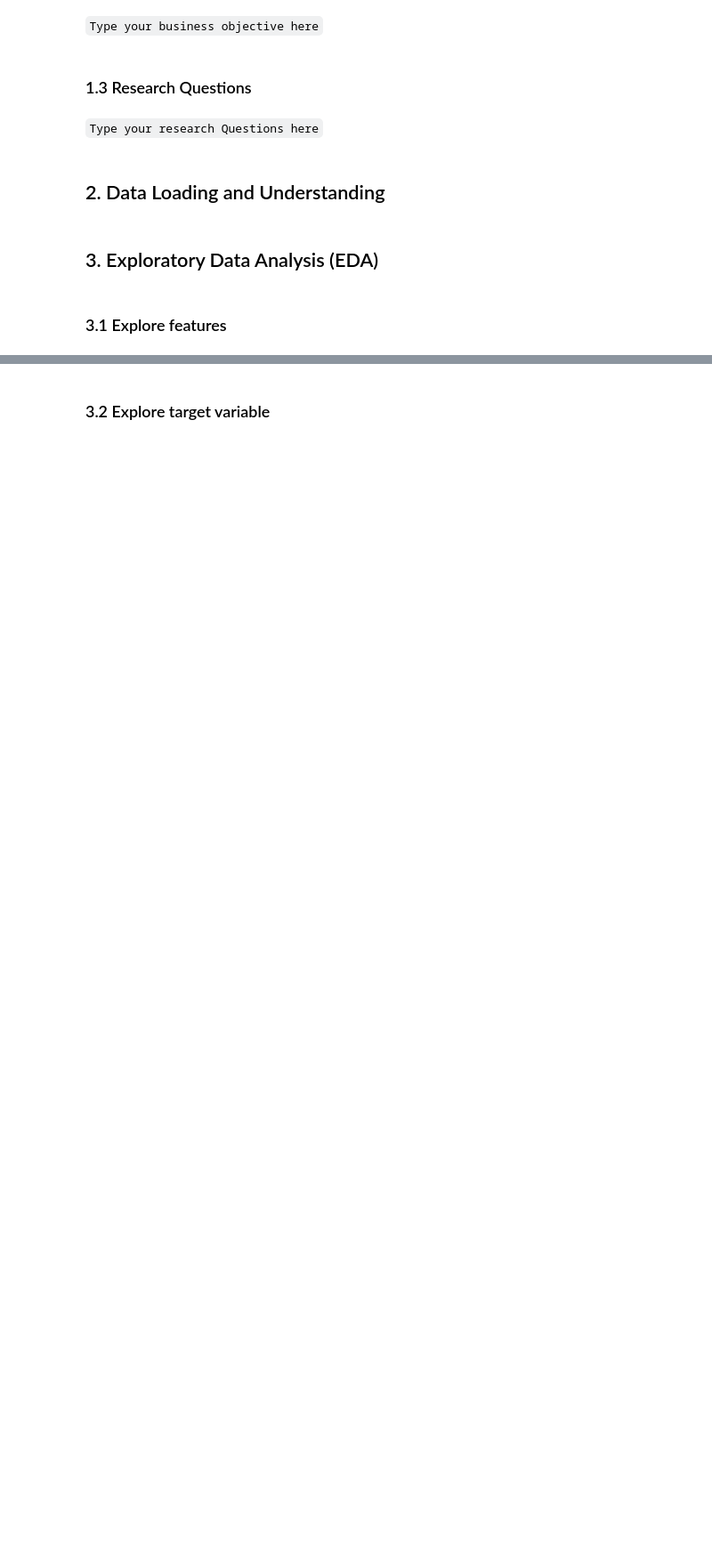
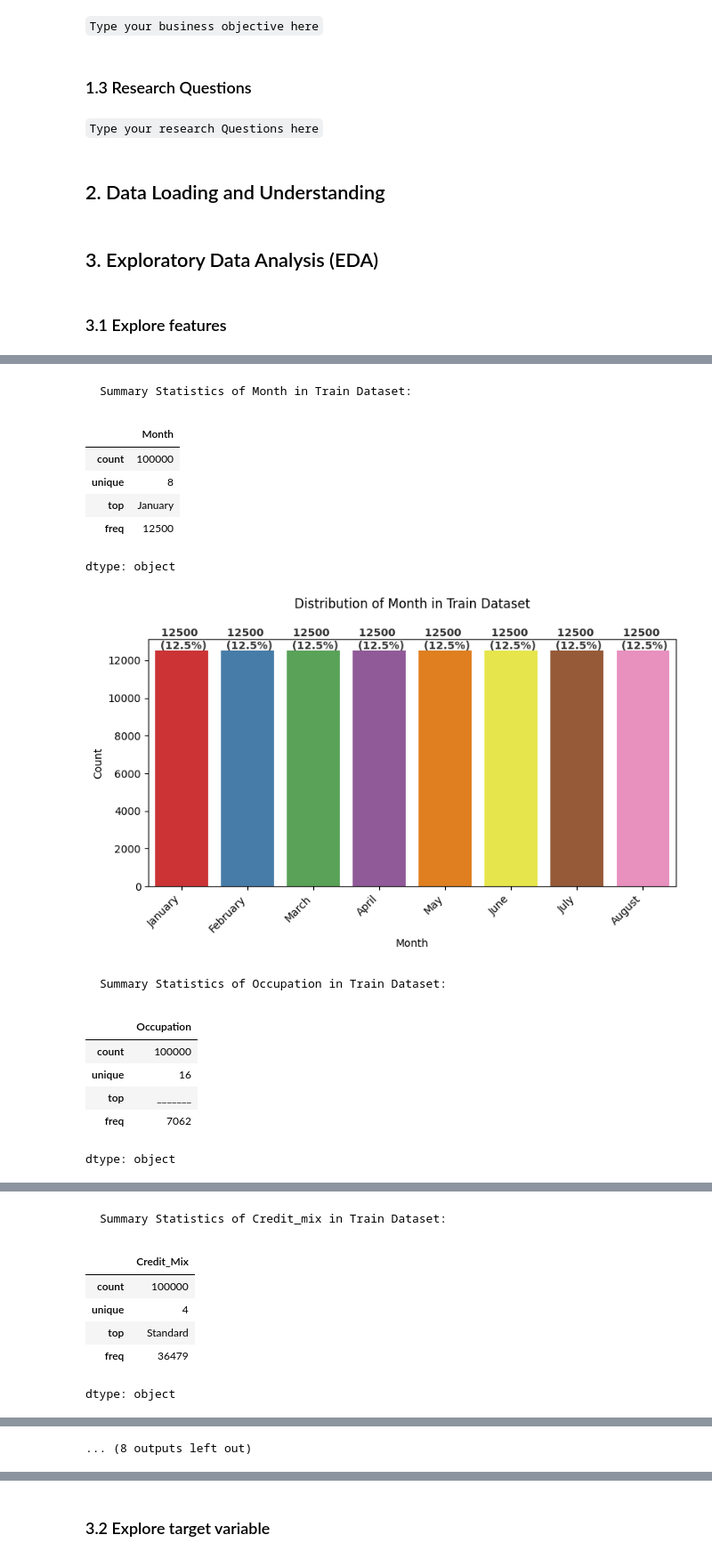
Before and after one commit to Nelkit/DSI-AT2-data-analysis-project, a Jupyter notebook: notebooks/DSI_AT2_data_analysis_project.ipynb, the cells around one changed output, grey strips where cells are left out. Shown at 89% size. Cells and saved outputs as stored; diff of their text form; code cells hidden in the pictures; blank space fills up the shorter version.

Commit message:
First data exploration of the dataset

```diff
--- a/notebooks/DSI_AT2_data_analysis_project.ipynb
+++ b/notebooks/DSI_AT2_data_analysis_project.ipynb
@@ -197,0 +374,21 @@ df_train.describe()
+# %%
+cat_columns = [ 'Month','Occupation',  'Credit_Mix', 'Payment_Behaviour', 'Payment_of_Min_Amount']
+
+for col in cat_columns:
+    plotting_cat_feature_distributions(df_train, col, dataset_name="Train Dataset", title_margin=1.1)
+# %% [output]
+Summary Statistics of Month in Train Dataset:
+|  | Month |
+| count | 100000 |
+| unique | 8 |
+| top | January |
+| freq | 12500 |
+dtype: object
+[figure, added]
+Summary Statistics of Occupation in Train Dataset:
+|  | Occupation |
+| count | 100000 |
+| unique | 16 |
+| top | _______ |
+| freq | 7062 |
+dtype: object
@@ -197,0 +396,7 @@ df_train.describe()
+Summary Statistics of Credit_mix in Train Dataset:
+|  | Credit_Mix |
+| count | 100000 |
+| unique | 4 |
+| top | Standard |
+| freq | 36479 |
+dtype: object
@@ -197,0 +404 @@ df_train.describe()
+... (8 outputs left out)
```
Also changed, not shown: parts of 16 cells of this notebook.
